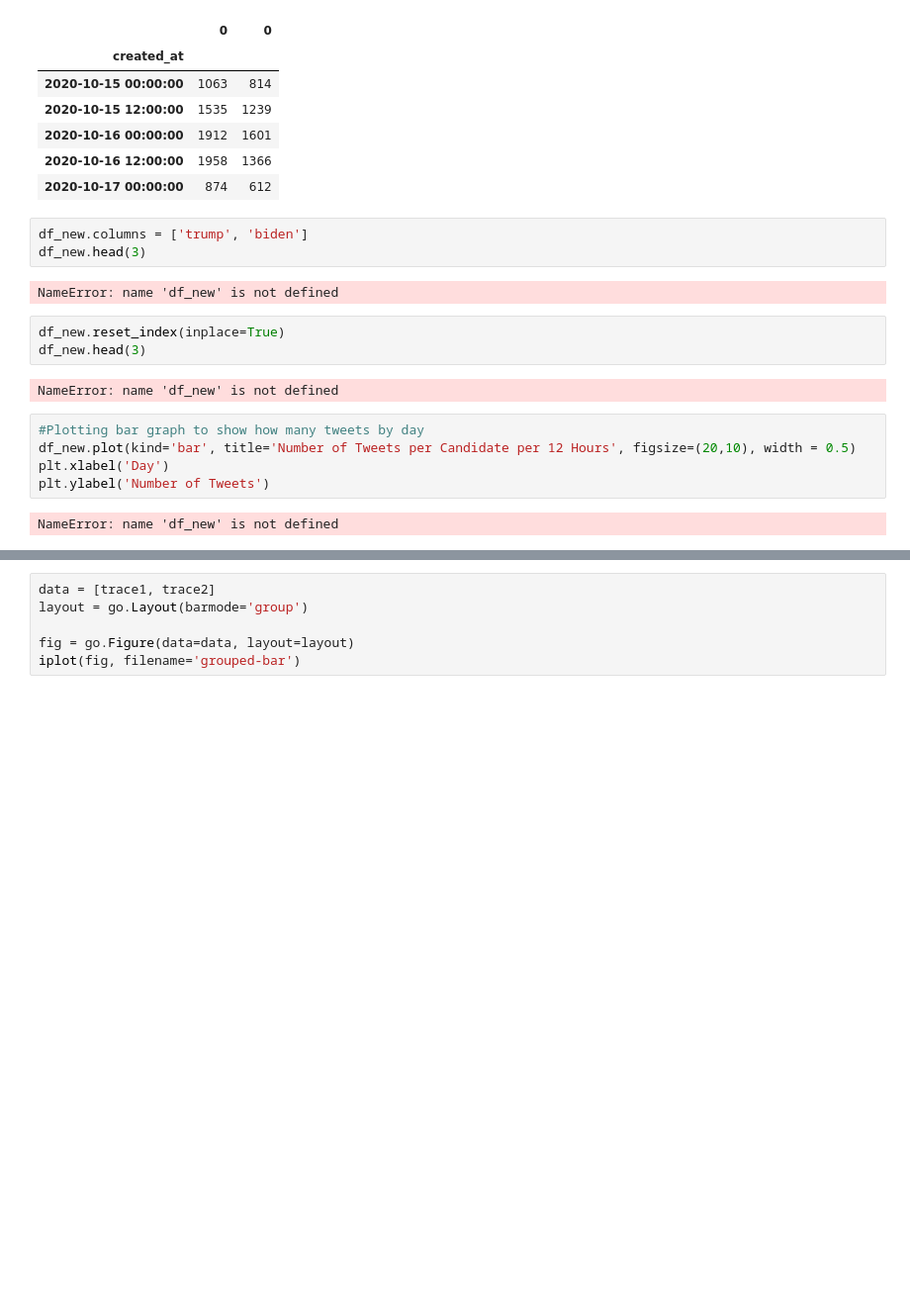
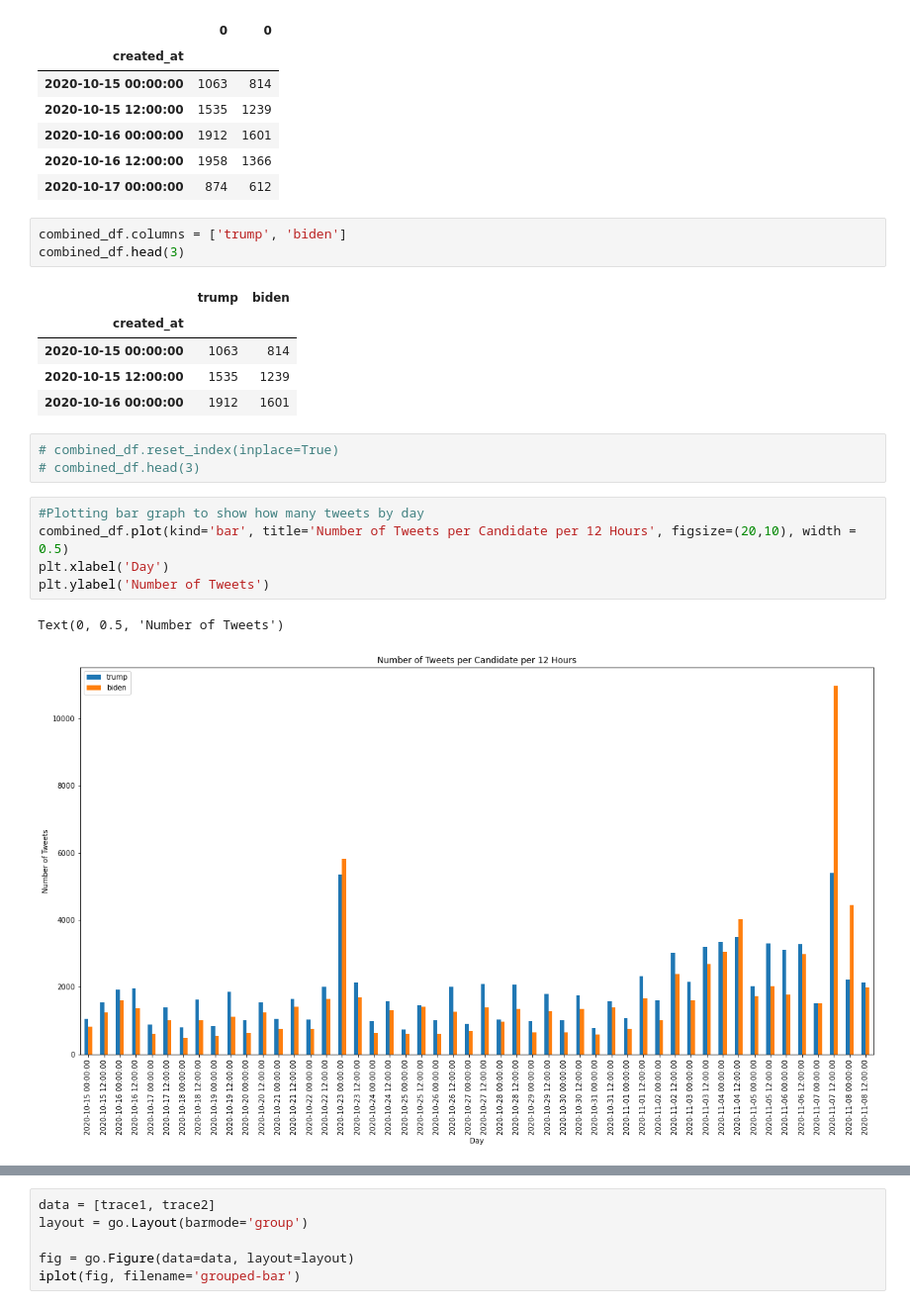
Before and after one commit to olivedisaster/Project-2, a Jupyter notebook: write_data_BMW.ipynb, the cells around one changed output, grey strips where cells are left out. Shown: that part at 99% size. Saved outputs shown, nothing was run; the diff lists cells and outputs as text; blank space fills up the shorter version.

```diff
--- a/write_data_BMW.ipynb
+++ b/write_data_BMW.ipynb
@@ -213,21 +213,24 @@ combined_df.head()
 | 2020-10-16 12:00:00 | 1958 | 1366 |
 | 2020-10-17 00:00:00 | 874 | 612 |
 # %%
-df_new.columns = ['trump', 'biden']
-df_new.head(3)
+combined_df.columns = ['trump', 'biden']
+combined_df.head(3)
 # %% [output]
-NameError: name 'df_new' is not defined
+|  | trump | biden |
+| created_at |  |  |
+| 2020-10-15 00:00:00 | 1063 | 814 |
+| 2020-10-15 12:00:00 | 1535 | 1239 |
+| 2020-10-16 00:00:00 | 1912 | 1601 |
 # %%
-df_new.reset_index(inplace=True)
-df_new.head(3)
+# combined_df.reset_index(inplace=True)
+# combined_df.head(3)
-# %% [output]
-NameError: name 'df_new' is not defined
 # %%
 #Plotting bar graph to show how many tweets by day
-df_new.plot(kind='bar', title='Number of Tweets per Candidate per 12 Hours', figsize=(20,10), width = 0.5)
+combined_df.plot(kind='bar', title='Number of Tweets per Candidate per 12 Hours', figsize=(20,10), width = 0.5)
 plt.xlabel('Day')
 plt.ylabel('Number of Tweets')
 # %% [output]
-NameError: name 'df_new' is not defined
+Text(0, 0.5, 'Number of Tweets')
+[figure, added]
 # %%
 import plotly.graph_objs as go
```
Also changed, not shown: parts of 4 cells of this notebook, 2 other files.
